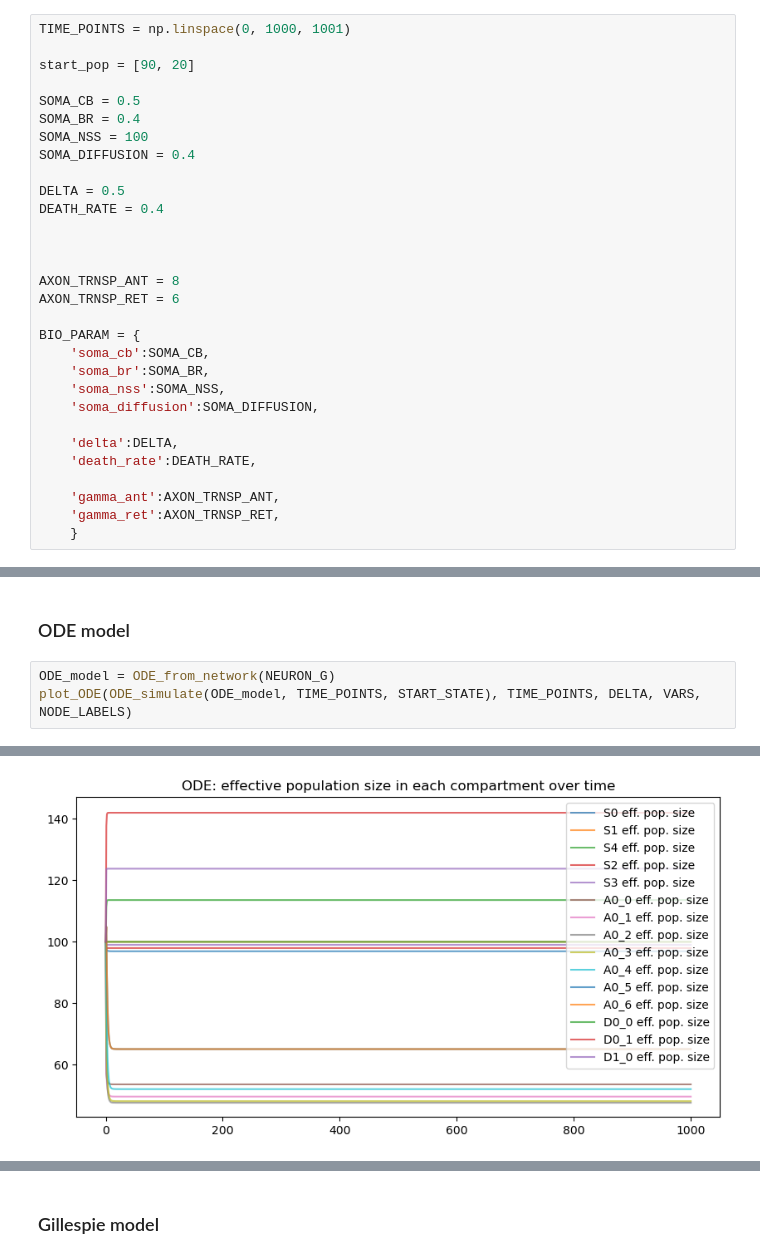
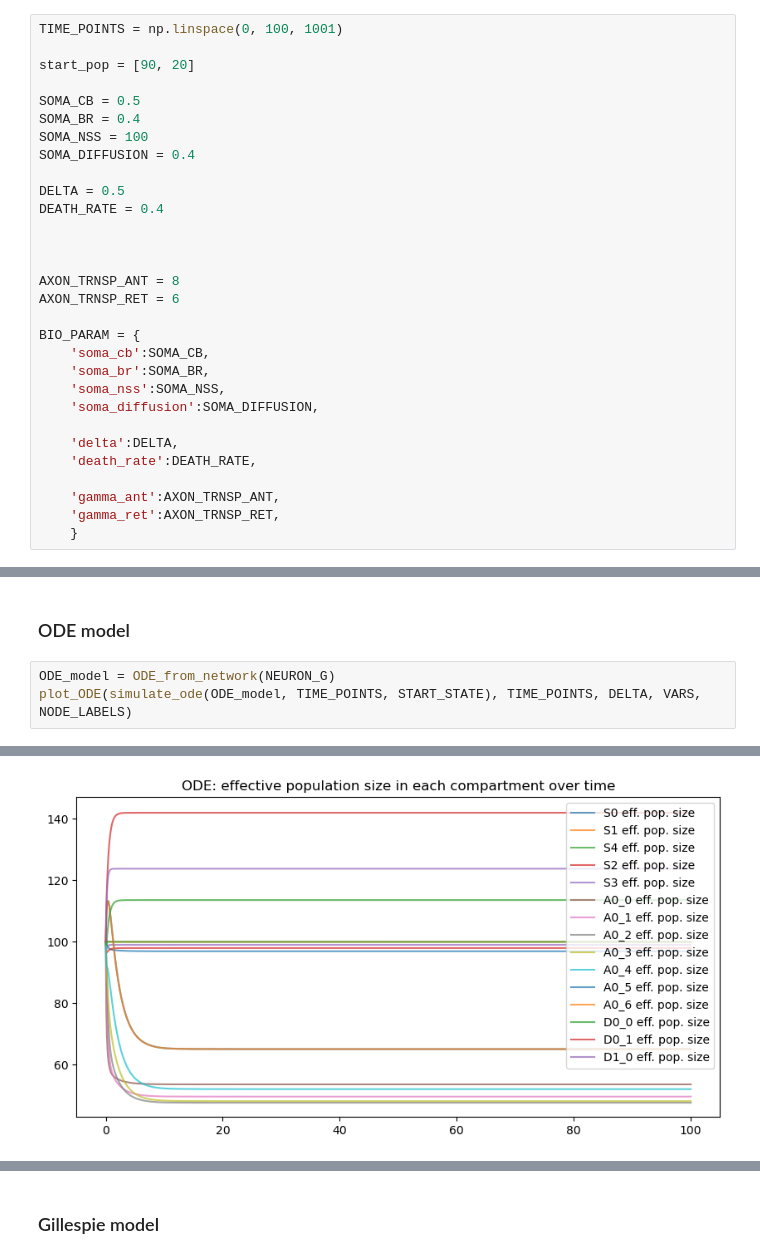
Before and after one commit to dkornai/SSD-in-Neurons, a Jupyter notebook: neuron_graph.ipynb, the cells around one changed output, grey strips where cells are left out. Cells and saved outputs as stored; diff of their text form.

```diff
--- a/neuron_graph.ipynb
+++ b/neuron_graph.ipynb
@@ -14,5 +12,5 @@ import libgillespie
 # %%
-TIME_POINTS = np.linspace(0, 1000, 1001)
+TIME_POINTS = np.linspace(0, 100, 1001)
 
 start_pop = [90, 20]
 
@@ -64,5 +62,5 @@ VARS, NODE_LABELS, START_STATE = sim_helpers_from_network(NEURON_G, start_pop)
 ### ODE model
 # %%
 ODE_model = ODE_from_network(NEURON_G)
-plot_ODE(ODE_simulate(ODE_model, TIME_POINTS, START_STATE), TIME_POINTS, DELTA, VARS, NODE_LABELS)
+plot_ODE(simulate_ode(ODE_model, TIME_POINTS, START_STATE), TIME_POINTS, DELTA, VARS, NODE_LABELS)
 # %% [output]
@@ -71,4 +69,4 @@ plot_ODE(ODE_simulate(ODE_model, TIME_POINTS, START_STATE), TIME_POINTS, DELTA,
-[figure, old version]
+[figure, new version]
 > Final counts of mt and wt in each compartment:
 S0_wt   87.2123
 S0_mt   19.3805
```
Also changed, not shown: parts of 3 cells of this notebook, 3 other files.
